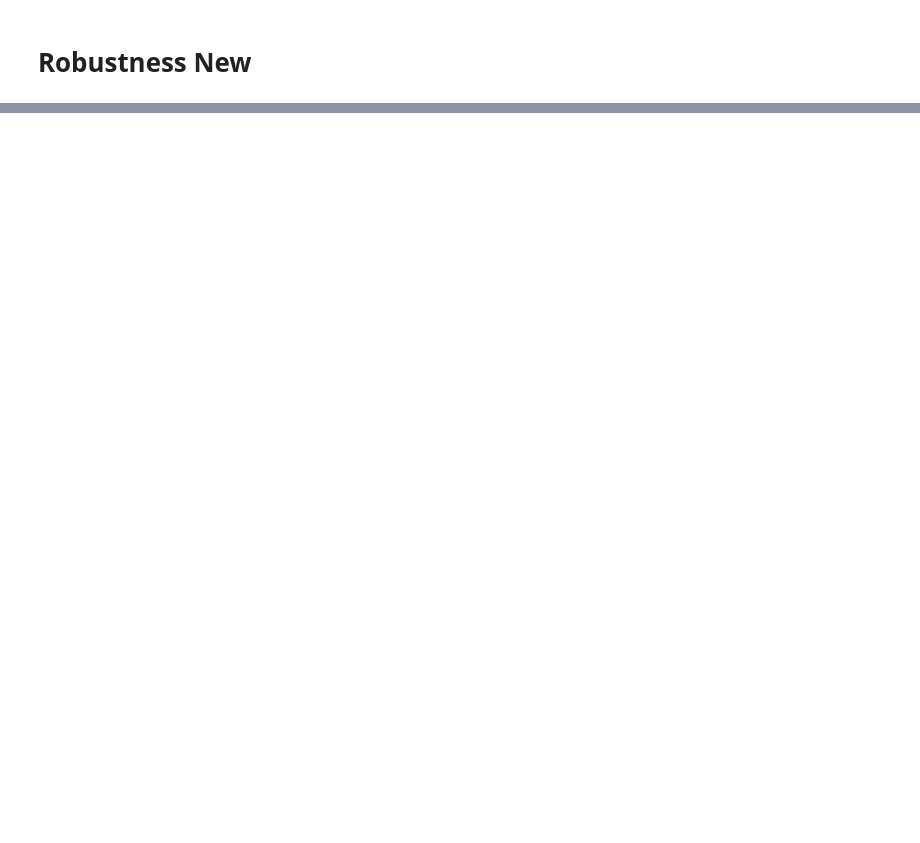
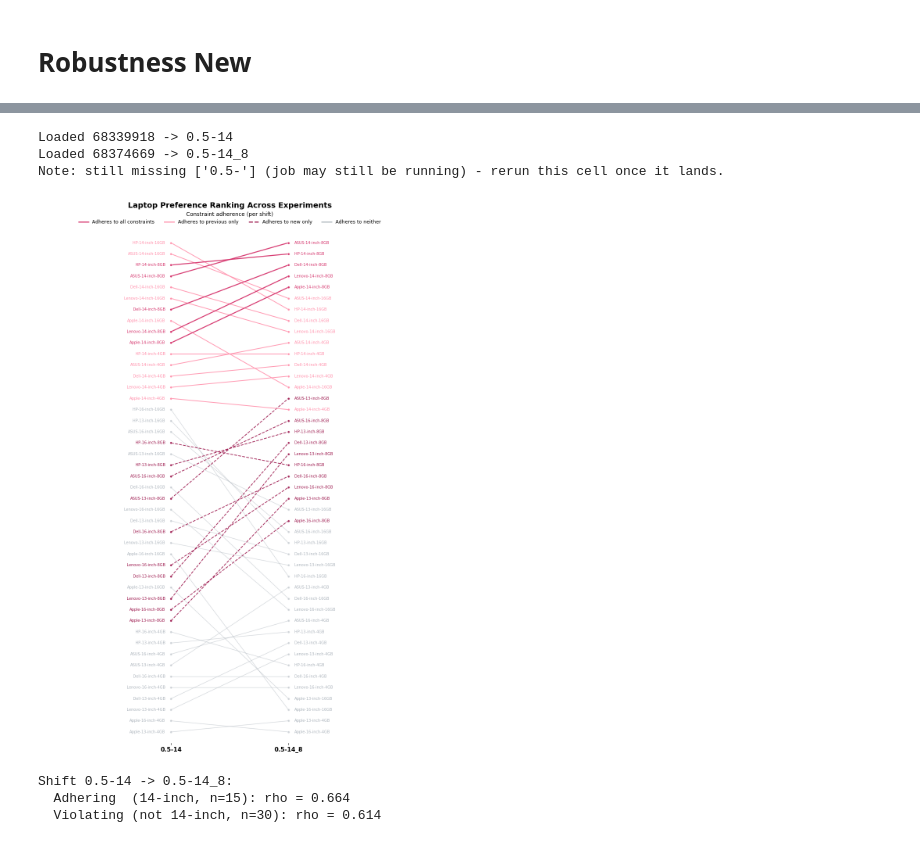
Before and after one commit to lotanamit5/WhatDoLLMsWant, a Jupyter notebook: num_vs_txt.ipynb, the cells around one changed output, grey strips where cells are left out. Cells and saved outputs as stored; diff of their text form; code cells hidden in the pictures; blank space fills up the shorter version.

```diff
--- a/num_vs_txt.ipynb
+++ b/num_vs_txt.ipynb
@@ -162,0 +528,14 @@ def fit_feature_based_bradley_terry(df: pd.DataFrame,
+# %%
+scores_by_run, run_order, correlation_results = run_laptop_ranking_experiment(
+    basedir="data/laptops_robustness",
+    filters={"model_size": "0.5"},
+    constraint_order=["", "14", "14_8"],
+)
+# %% [output]
+Loaded 68339918 -> 0.5-14
+Loaded 68374669 -> 0.5-14_8
+Note: still missing ['0.5-'] (job may still be running) - rerun this cell once it lands.
+[figure, added]
+Shift 0.5-14 -> 0.5-14_8:
+  Adhering  (14-inch, n=15): rho = 0.664
+  Violating (not 14-inch, n=30): rho = 0.614
```
Also changed, not shown: parts of 46 cells of this notebook, 43 other files.
